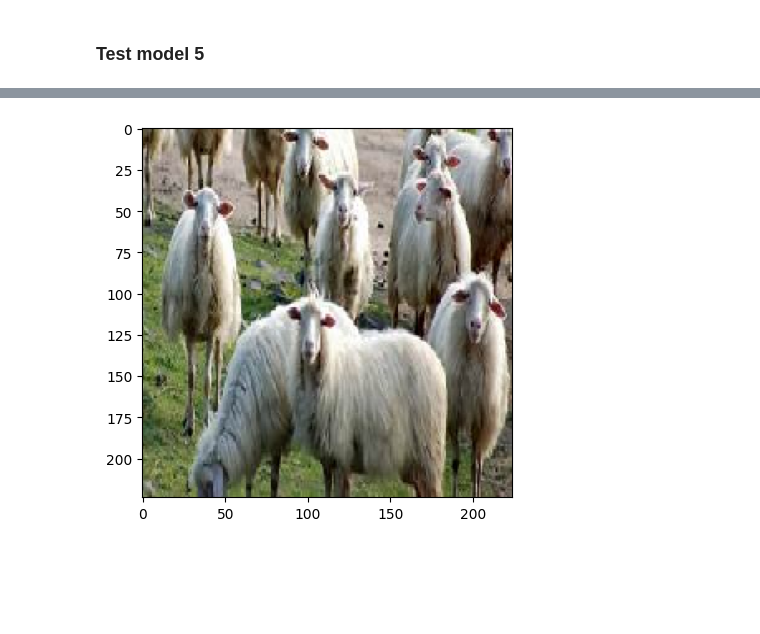
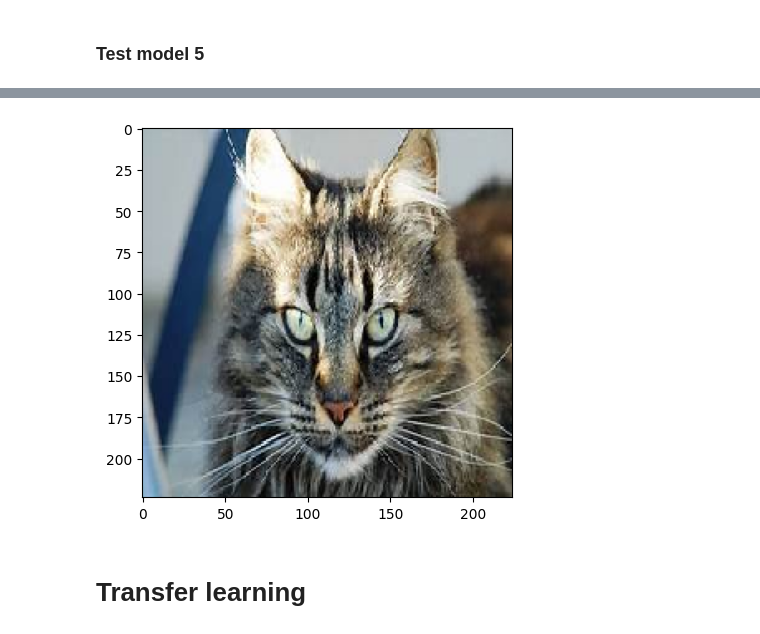
Before and after one commit to Jyok1m/cnn-image-project, a Jupyter notebook: m3_JJ.ipynb, the cells around one changed output, grey strips where cells are left out. Drawn from its saved outputs; the diff is of its cells as text; code cells hidden in the pictures; blank space fills up the shorter version.

```diff
--- a/m3_JJ.ipynb
+++ b/m3_JJ.ipynb
@@ -492,7 +492,7 @@ print(cm)
 # %% [markdown]
 ### Test model 5
 # %%
-img = keras.utils.load_img("/kaggle/input/animals10/raw-img/pecora/OIP--7uwd4vM_LY8t9PB70SYvQHaEV.jpeg", target_size=(img_height, img_width))
+img = keras.utils.load_img("/kaggle/input/animals10/raw-img/gatto/1004.jpeg", target_size=(img_height, img_width))
 
 plt.imshow(img)
 
@@ -515,15 +515,7 @@ translation_dict = {
     "mucca": "cow",
     "pecora": "sheep",
     "scoiattolo": "squirrel",
-    "dog": "cane",
-    "cavallo": "horse",
-    "elephant" : "elefante",
-    "butterfly": "farfalla",
-    "chicken": "gallina",
-    "cat": "gatto",
-    "cow": "mucca",
-    "spider": "ragno",
-    "squirrel": "scoiattolo"
+    "ragno": "spider",
     }
 
 best_label = translation_dict[best_label]
@@ -535 +527,3 @@ This image has a 73.30% chance of being a sheep image.
-[figure, old version]
+[figure, new version]
+# %% [markdown]
+# Transfer learning
```
Also changed, not shown: parts of 1 cell of this notebook.
